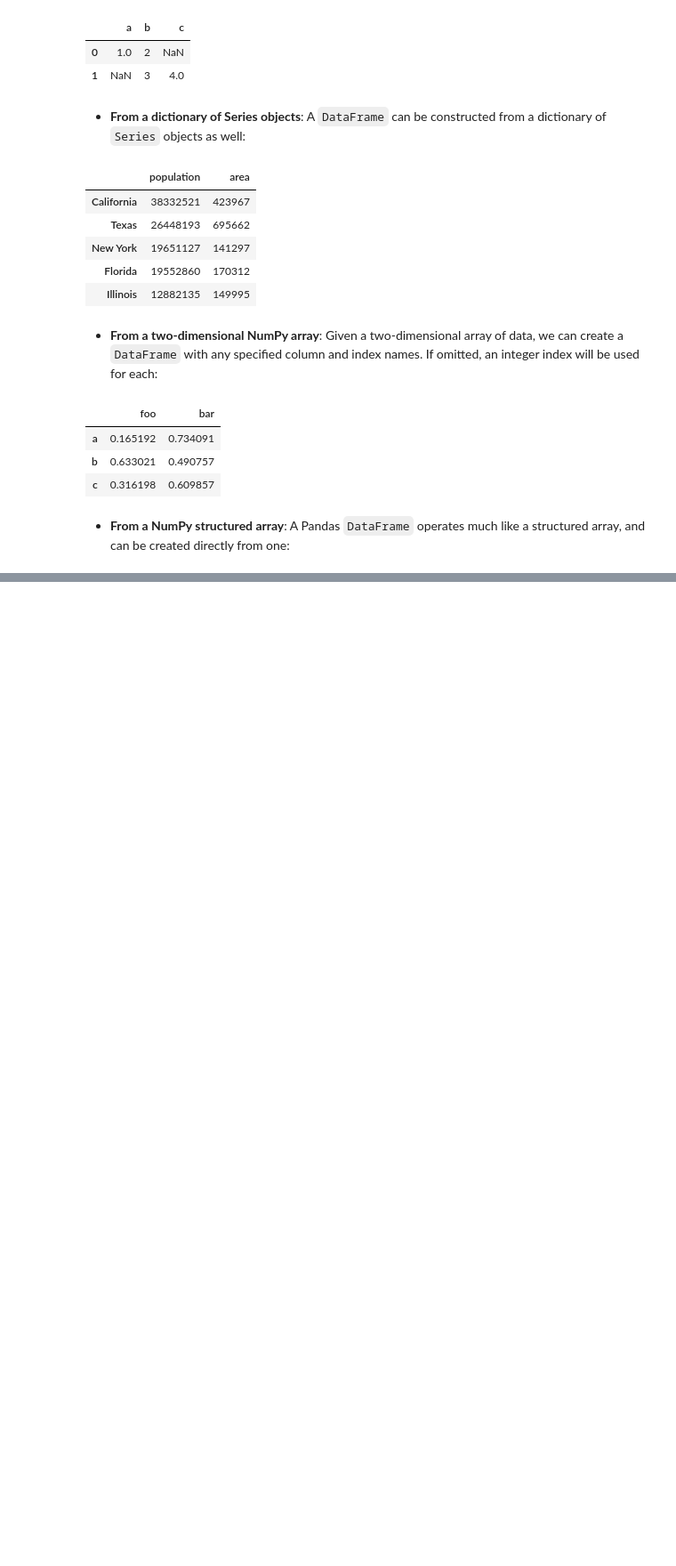
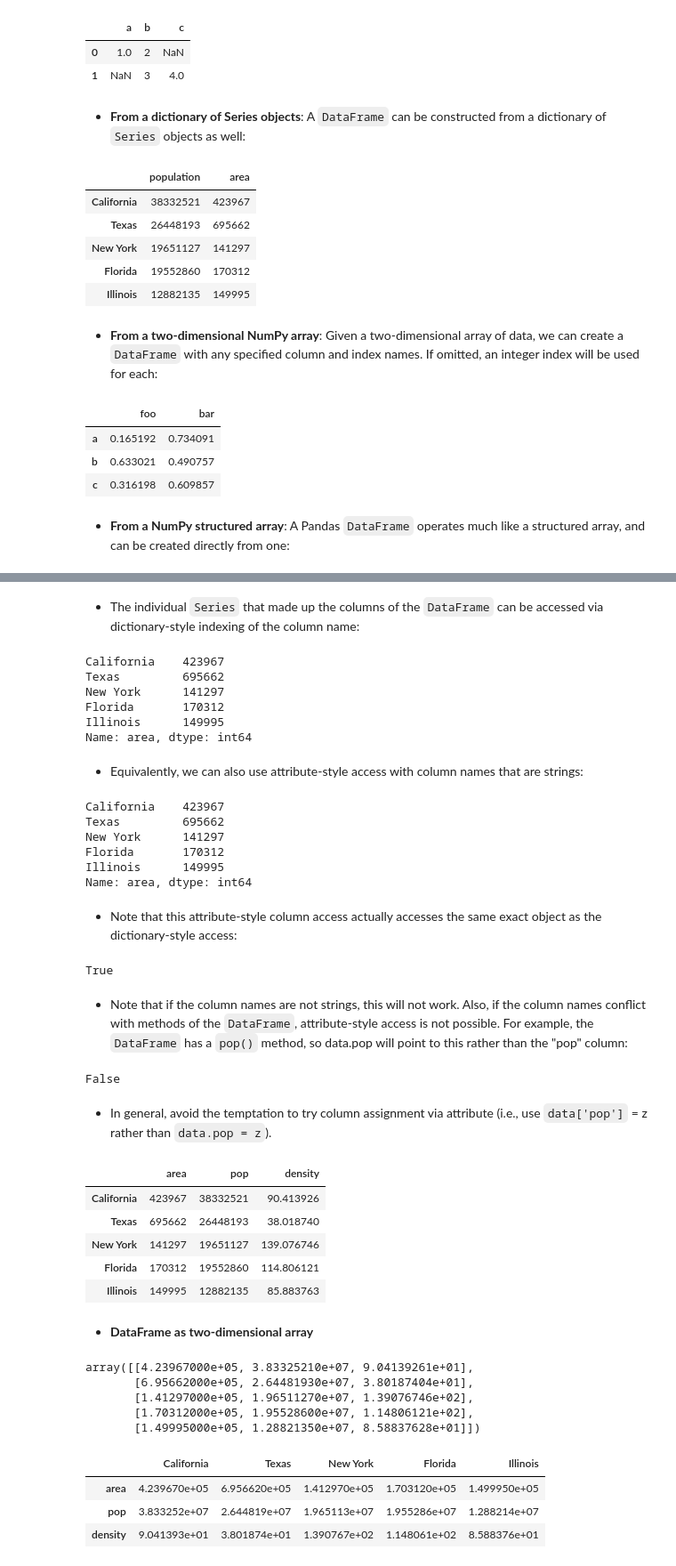
Before and after one commit to mjkeene/ML, a Jupyter notebook: python_data_science_handbook/3_data_manipulation_with_pandas.ipynb, the cells around one changed output, grey strips where cells are left out. Shown: that part at 89% size. Saved outputs shown, nothing was run; the diff lists cells and outputs as text; code cells hidden in the pictures; blank space fills up the shorter version.

Commit message:
[Data Science] WIP - ch3 update

```diff
--- a/python_data_science_handbook/3_data_manipulation_with_pandas.ipynb
+++ b/python_data_science_handbook/3_data_manipulation_with_pandas.ipynb
@@ -319,0 +530,14 @@ pd.DataFrame(np.random.rand(3, 2),
+# %%
+area = pd.Series({'California': 423967, 'Texas': 695662,
+                  'New York': 141297, 'Florida': 170312,
+                  'Illinois': 149995
+                 }
+                )
+
+pop = pd.Series({'California': 38332521, 'Texas': 26448193,
+                 'New York': 19651127, 'Florida': 19552860,
+                 'Illinois': 12882135
+                }
+               )
+data = pd.DataFrame({'area': area, 'pop': pop})
+data
@@ -319,0 +551,64 @@ pd.DataFrame(np.random.rand(3, 2),
+# %% [markdown]
+* The individual `Series` that made up the columns of the `DataFrame` can be accessed via dictionary-style indexing of the column name:
+# %%
+data['area']
+# %% [output]
+California    423967
+Texas         695662
+New York      141297
+Florida       170312
+Illinois      149995
+Name: area, dtype: int64
+# %% [markdown]
+* Equivalently, we can also use attribute-style access with column names that are strings:
+# %%
+data.area
+# %% [output]
+California    423967
+Texas         695662
+New York      141297
+Florida       170312
+Illinois      149995
+Name: area, dtype: int64
+# %% [markdown]
+* Note that this attribute-style column access actually accesses the same exact object as the dictionary-style access:
+# %%
+data.area is data['area']
+# %% [output]
+True
+# %% [markdown]
+* Note that if the column names are not strings, this will not work. Also, if the column names conflict with methods of the `DataFrame`, attribute-style access is not possible. For example, the `DataFrame` has a `pop()` method, so data.pop will point to this rather than the "pop" column:
+# %%
+data.pop is data['pop']
+# %% [output]
+False
+# %% [markdown]
+* In general, avoid the temptation to try column assignment via attribute (i.e., use `data['pop']` = z rather than `data.pop = z`).
+# %%
+data['density'] = data['pop'] / data['area']
+data
+# %% [output]
+|  | area | pop | density |
+| California | 423967 | 38332521 | 90.413926 |
+| Texas | 695662 | 26448193 | 38.018740 |
+| New York | 141297 | 19651127 | 139.076746 |
+| Florida | 170312 | 19552860 | 114.806121 |
+| Illinois | 149995 | 12882135 | 85.883763 |
+# %% [markdown]
+* <b>DataFrame as two-dimensional array</b>
+# %%
+data.values
+# %% [output]
+array([[4.23967000e+05, 3.83325210e+07, 9.04139261e+01],
+       [6.95662000e+05, 2.64481930e+07, 3.80187404e+01],
+       [1.41297000e+05, 1.96511270e+07, 1.39076746e+02],
+       [1.70312000e+05, 1.95528600e+07, 1.14806121e+02],
+       [1.49995000e+05, 1.28821350e+07, 8.58837628e+01]])
+# %%
+# transposte the full df to swap rows and columns
+data.T
+# %% [output]
+|  | California | Texas | New York | Florida | Illinois |
+| area | 4.239670e+05 | 6.956620e+05 | 1.412970e+05 | 1.703120e+05 | 1.499950e+05 |
+| pop | 3.833252e+07 | 2.644819e+07 | 1.965113e+07 | 1.955286e+07 | 1.288214e+07 |
+| density | 9.041393e+01 | 3.801874e+01 | 1.390767e+02 | 1.148061e+02 | 8.588376e+01 |
```
Also changed, not shown: parts of 67 cells of this notebook.
